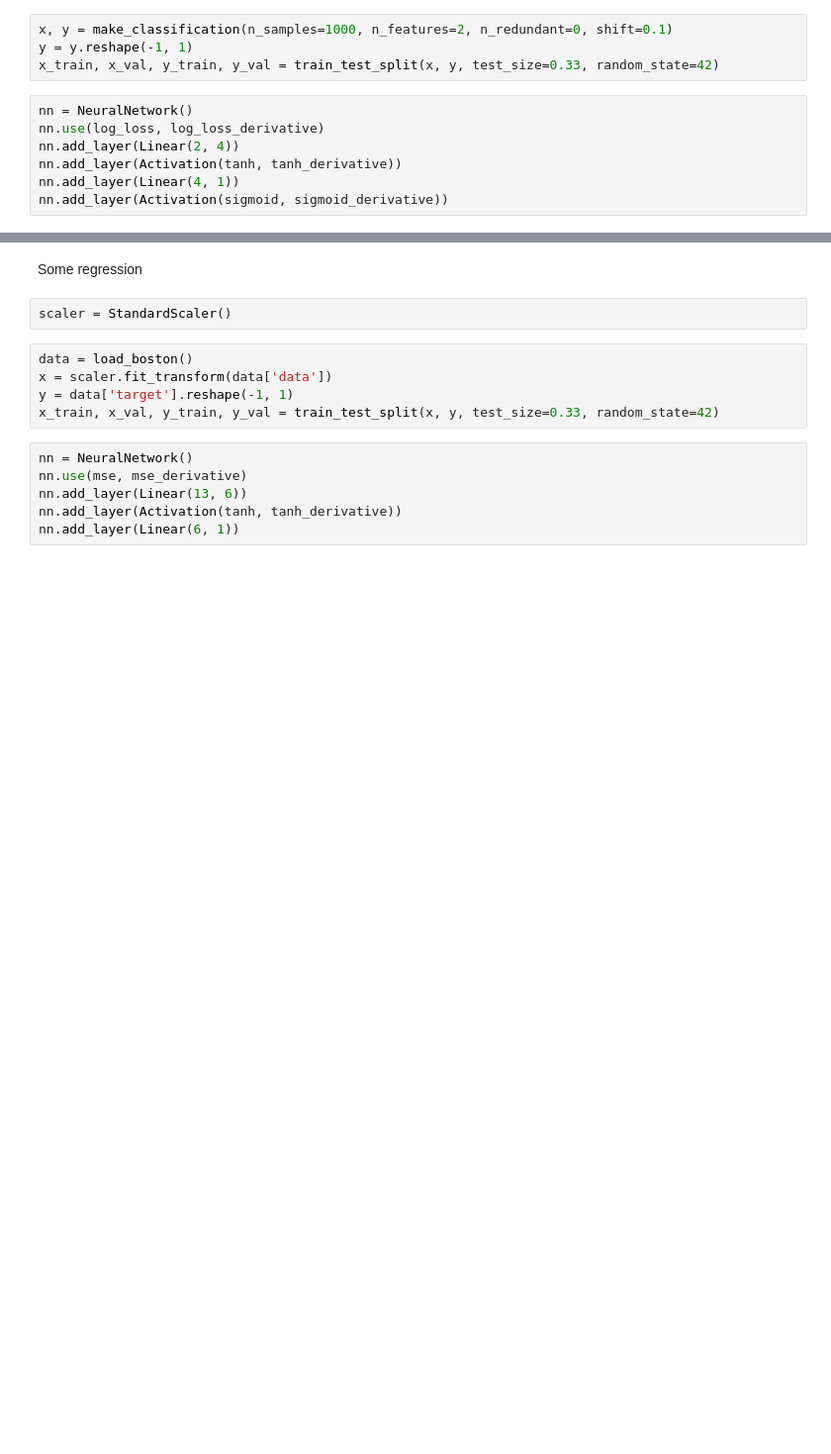
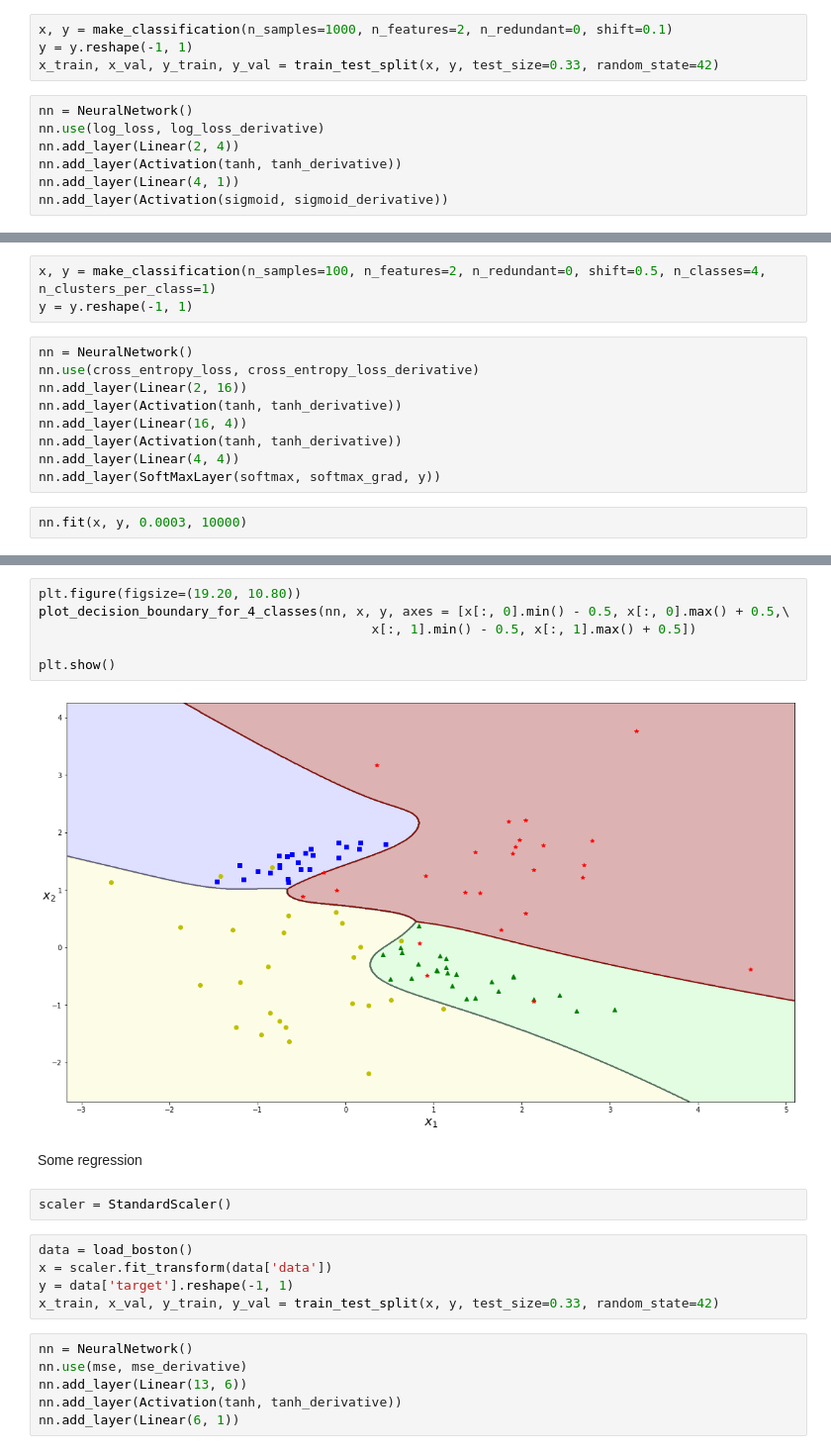
Before and after one commit to RomanSafronenkov/Algorithms, a Jupyter notebook: files/Neural Network.ipynb, the cells around one changed output, grey strips where cells are left out. Shown at 99% size. Cells and saved outputs as stored; diff of their text form; blank space fills up the shorter version.

```diff
--- a/files/Neural Network.ipynb
+++ b/files/Neural Network.ipynb
@@ -361,0 +519,14 @@ plt.show()
+# %%
+x, y = make_classification(n_samples=100, n_features=2, n_redundant=0, shift=0.5, n_classes=4, n_clusters_per_class=1)
+y = y.reshape(-1, 1)
+# %%
+nn = NeuralNetwork()
+nn.use(cross_entropy_loss, cross_entropy_loss_derivative)
+nn.add_layer(Linear(2, 16))
+nn.add_layer(Activation(tanh, tanh_derivative))
+nn.add_layer(Linear(16, 4))
+nn.add_layer(Activation(tanh, tanh_derivative))
+nn.add_layer(Linear(4, 4))
+nn.add_layer(SoftMaxLayer(softmax, softmax_grad, y))
+# %%
+nn.fit(x, y, 0.0003, 10000)
@@ -362,3 +556,11 @@ plt.show()
+# %%
+plt.figure(figsize=(19.20, 10.80))
+plot_decision_boundary_for_4_classes(nn, x, y, axes = [x[:, 0].min() - 0.5, x[:, 0].max() + 0.5,\
+                                           x[:, 1].min() - 0.5, x[:, 1].max() + 0.5])
+
+plt.show()
+# %% [output]
+[figure, added]
 # %% [markdown]
 <p>Some regression</p>
 # %%
```
Also changed, not shown: parts of 22 cells of this notebook.
